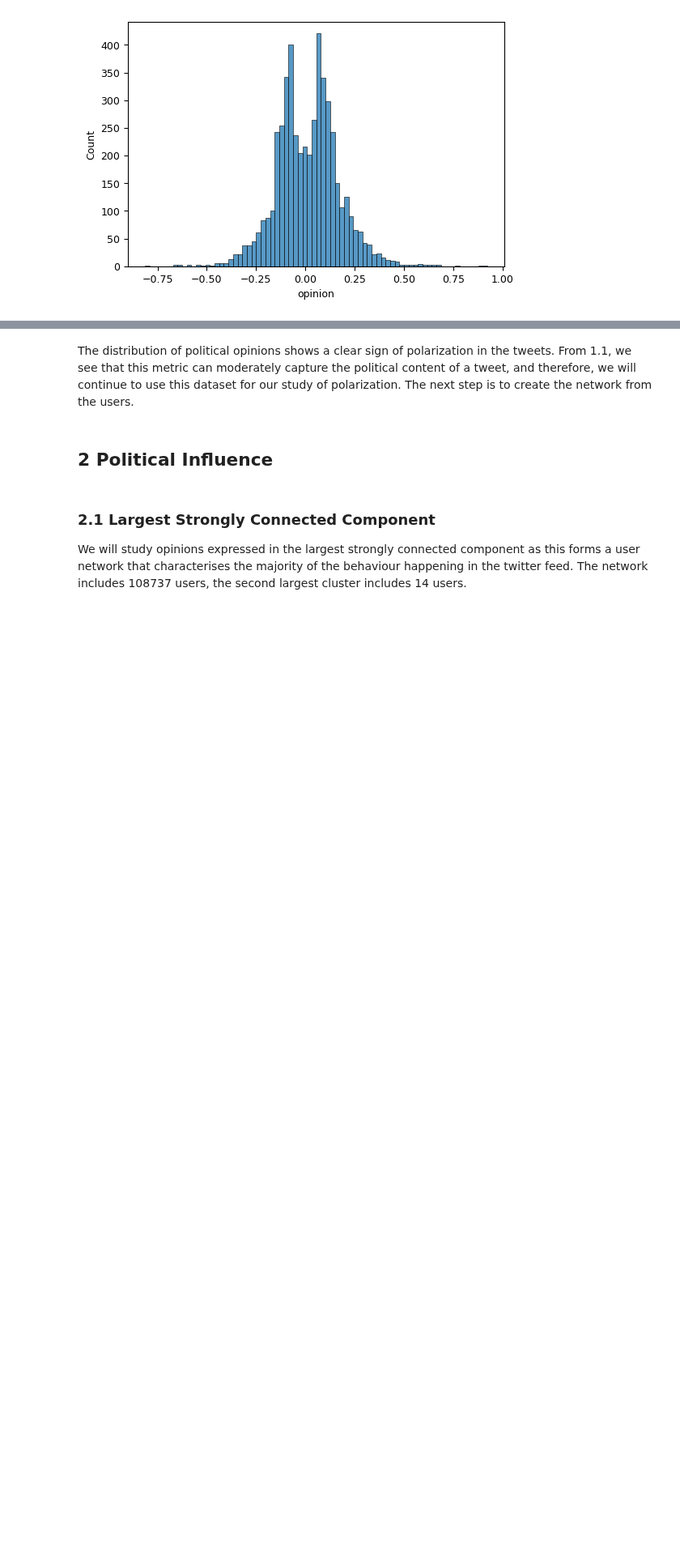
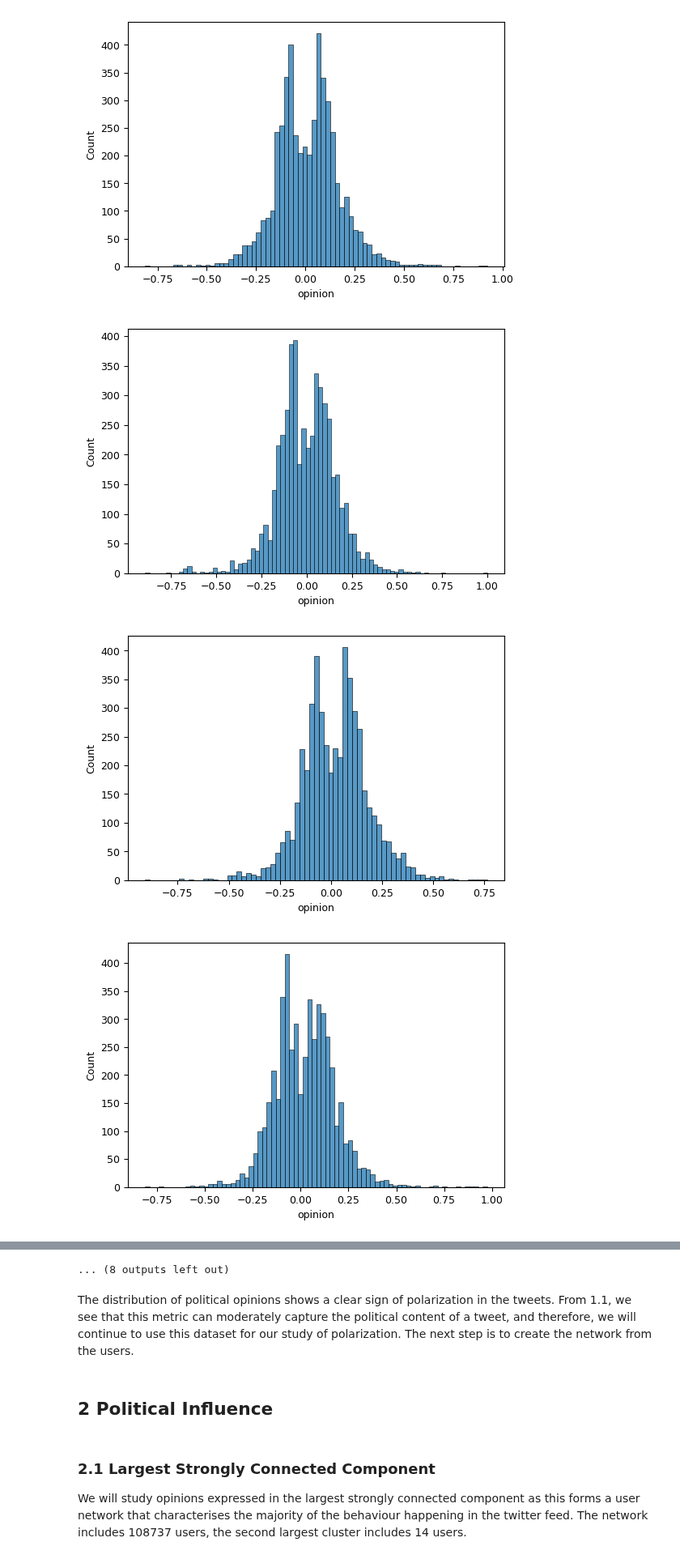
Before and after one commit to J0HNN7G/politic-polar-epsrc, a Jupyter notebook: twitter.ipynb, the cells around one changed output, grey strips where cells are left out. Shown at 81% size. Drawn from its saved outputs; the diff is of its cells as text; code cells hidden in the pictures; blank space fills up the shorter version.

```diff
--- a/twitter.ipynb
+++ b/twitter.ipynb
@@ -347,3 +347,11 @@ sns.histplot(tdf.opinion.sample(5000))
 plt.show()
 # %% [output]
 [figure]
+# %%
+for name, group in tdf.groupby(tdf.time.dt.week):
+    sns.histplot(group.opinion.sample(5000))
+    plt.show()
+# %% [output]
+[figure, added]
+[figure, added]
+[figure, added]
@@ -350,3 +367,4 @@ plt.show()
+... (8 outputs left out)
 # %% [markdown]
 The distribution of political opinions shows a clear sign of polarization in the tweets. From 1.1, we see that this metric can moderately capture the political content of a tweet, and therefore, we will continue to use this dataset for our study of polarization. The next step is to create the network from the users.
 # %% [markdown]
```
Also changed, not shown: parts of 19 cells of this notebook.
